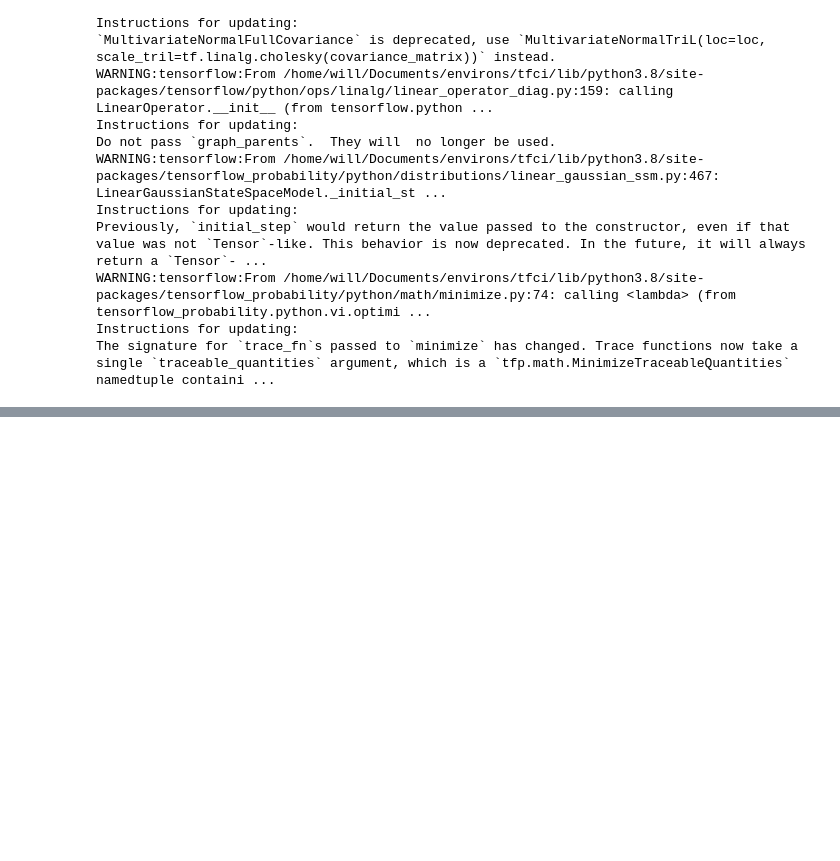
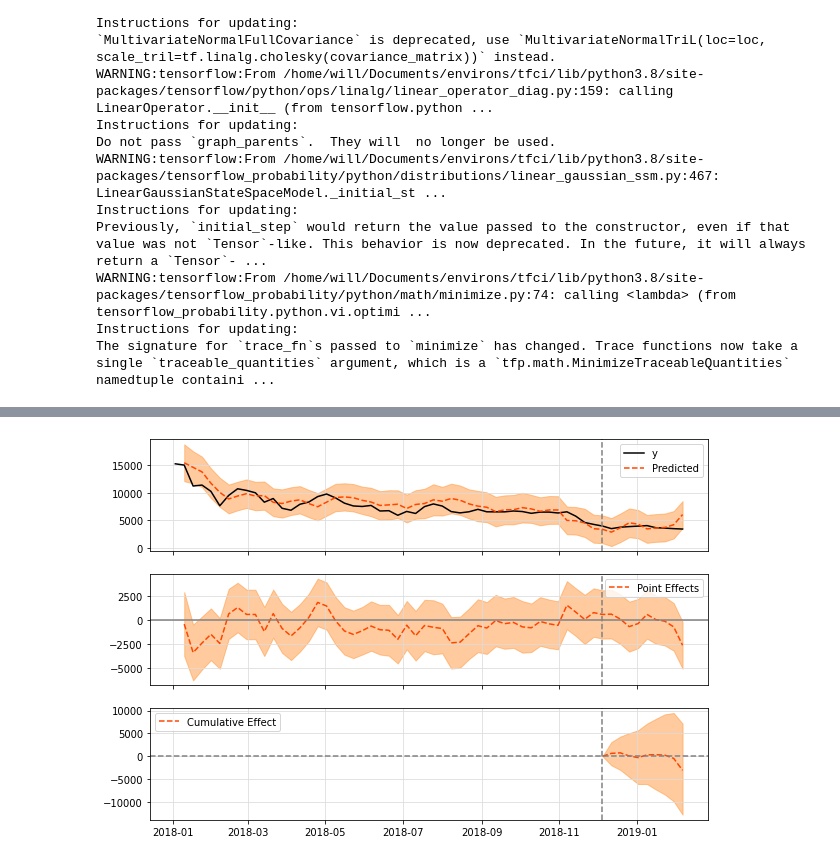
Before and after one commit to WillianFuks/tfcausalimpact, a Jupyter notebook: notebooks/getting_started.ipynb, the cells around one changed output, grey strips where cells are left out. Cells and saved outputs as stored; diff of their text form; code cells hidden in the pictures; blank space fills up the shorter version.

```diff
--- a/notebooks/getting_started.ipynb
+++ b/notebooks/getting_started.ipynb
@@ -541,0 +715,5 @@ The signature for `trace_fn`s passed to `minimize` has changed. Trace functions
+# %%
+pre_period=['2018-01-03', '2018-12-05']
+post_period=['2018-12-12', '2019-02-06']
+
+ci = CausalImpact(d, pre_period, post_period)
@@ -541,0 +741,4 @@ The signature for `trace_fn`s passed to `minimize` has changed. Trace functions
+# %%
+ci.plot()
+# %% [output]
+[figure, added]
```
Also changed, not shown: parts of 32 cells of this notebook, 2 other files.
